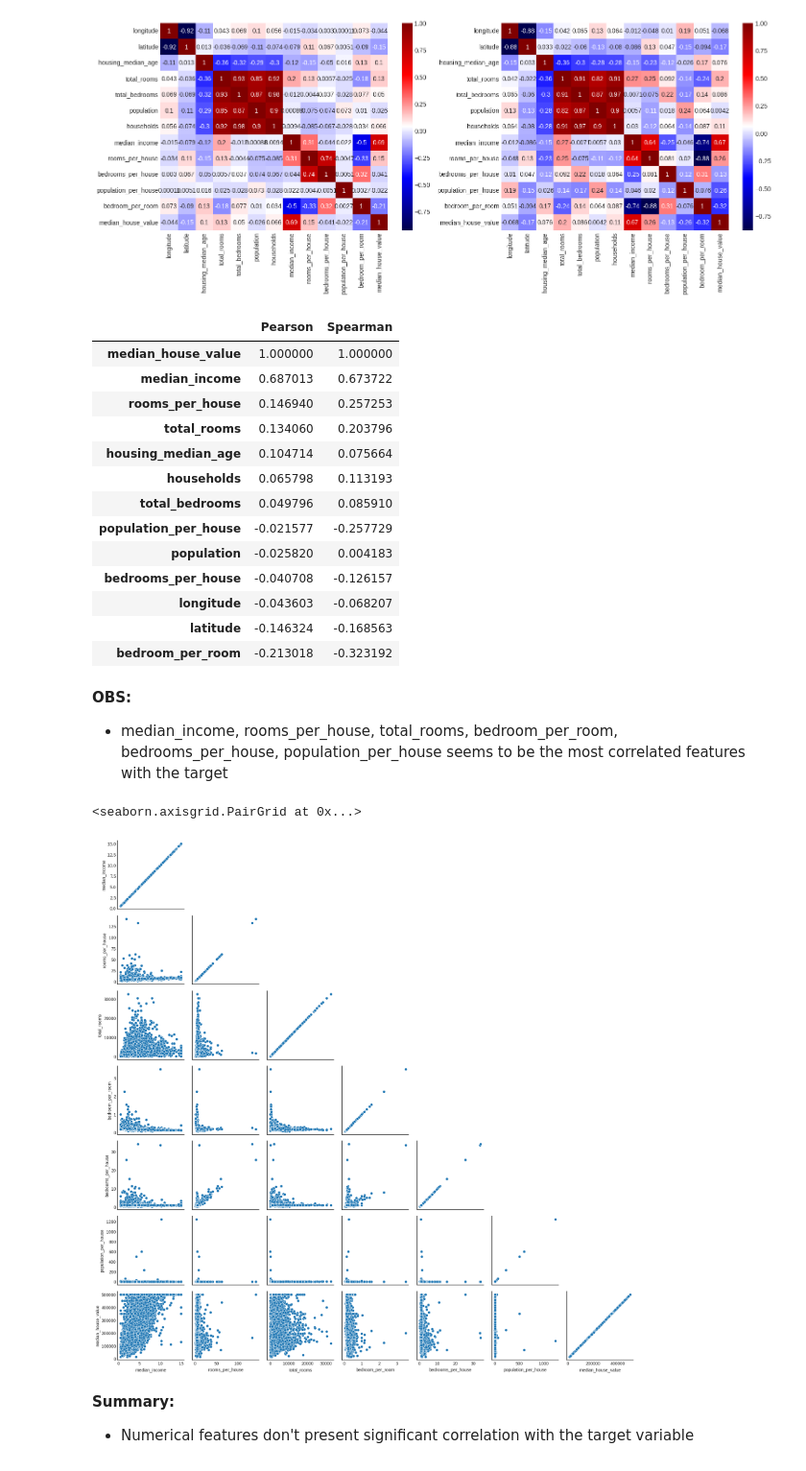
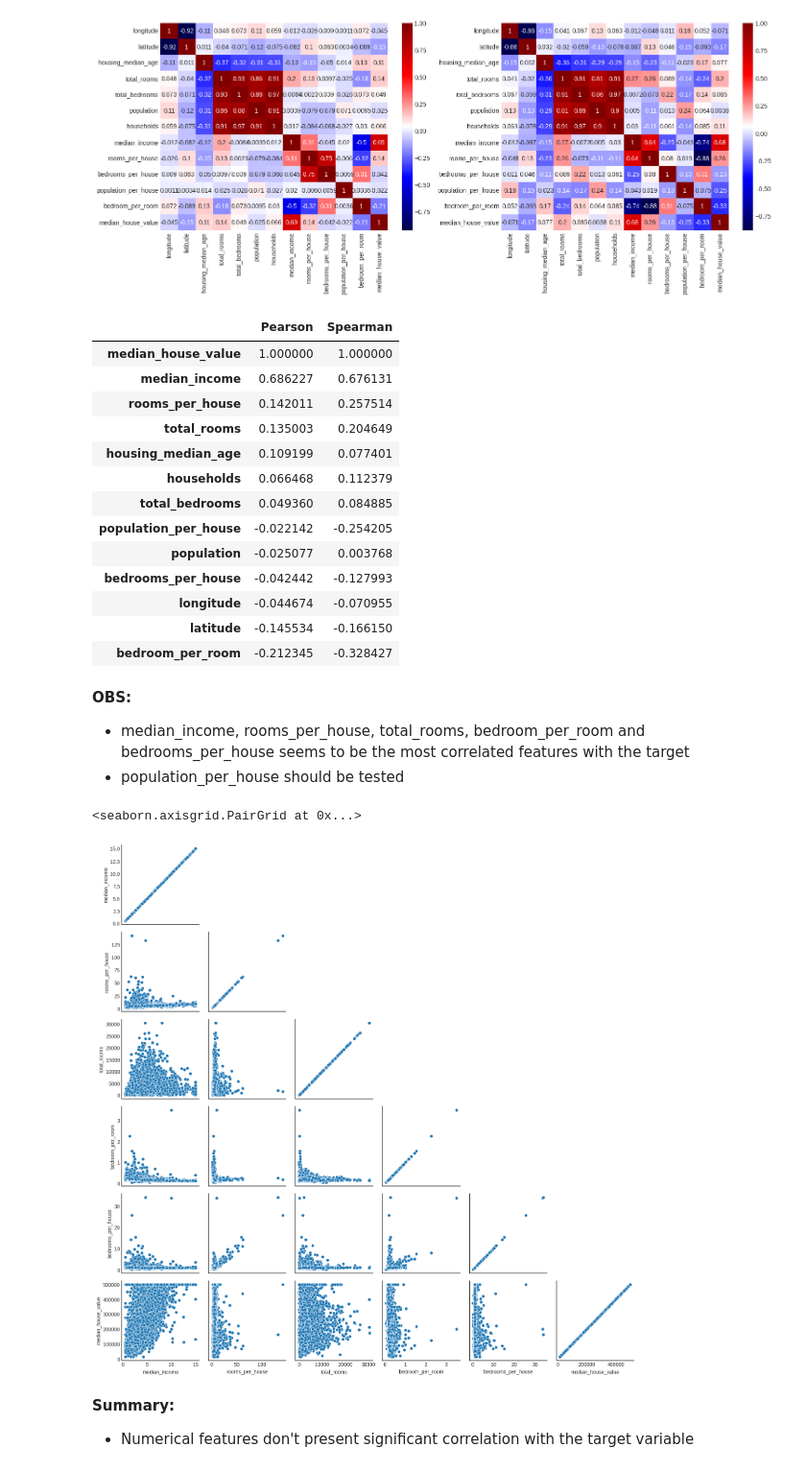
Before and after one commit to ezequielpf/california_house_pricing, a Jupyter notebook: Housing_02.ipynb, the cells around one changed output. Shown at 96% size. Saved outputs shown, nothing was run; the diff lists cells and outputs as text; code cells hidden in the pictures.

```diff
--- a/Housing_02.ipynb
+++ b/Housing_02.ipynb
@@ -172,7 +217,7 @@ df_raw.query('population <= 6000').describe().T
 # %% [markdown]
 ### 1.2.1. Split data into train and test
 # %%
-df_train, df_test = train_test_split(df_raw, test_size=0.2, random_state=42)
+df_train, df_test = train_test_split(df_raw.query('population < 15000'), test_size=0.2, random_state=42)
 
 X_train = df_train.drop(columns='median_house_value')
 y_train = df_train[['median_house_value']].copy()
@@ -291,29 +372,31 @@ pd.DataFrame({'Pearson': corr_matrix_pe['median_house_value'],
 # %% [output]
 |  | Pearson | Spearman |
 | median_house_value | 1.000000 | 1.000000 |
-| median_income | 0.687013 | 0.673722 |
-| rooms_per_house | 0.146940 | 0.257253 |
-| total_rooms | 0.134060 | 0.203796 |
-| housing_median_age | 0.104714 | 0.075664 |
-| households | 0.065798 | 0.113193 |
-| total_bedrooms | 0.049796 | 0.085910 |
-| population_per_house | -0.021577 | -0.257729 |
-| population | -0.025820 | 0.004183 |
-| bedrooms_per_house | -0.040708 | -0.126157 |
-| longitude | -0.043603 | -0.068207 |
-| latitude | -0.146324 | -0.168563 |
-| bedroom_per_room | -0.213018 | -0.323192 |
+| median_income | 0.686227 | 0.676131 |
+| rooms_per_house | 0.142011 | 0.257514 |
+| total_rooms | 0.135003 | 0.204649 |
+| housing_median_age | 0.109199 | 0.077401 |
+| households | 0.066468 | 0.112379 |
+| total_bedrooms | 0.049360 | 0.084885 |
+| population_per_house | -0.022142 | -0.254205 |
+| population | -0.025077 | 0.003768 |
+| bedrooms_per_house | -0.042442 | -0.127993 |
+| longitude | -0.044674 | -0.070955 |
+| latitude | -0.145534 | -0.166150 |
+| bedroom_per_room | -0.212345 | -0.328427 |
 # %% [markdown]
 **OBS:**
-- median_income, rooms_per_house, total_rooms, bedroom_per_room, bedrooms_per_house, population_per_house seems to be the most correlated features with the target
+- median_income, rooms_per_house, total_rooms, bedroom_per_room and bedrooms_per_house seems to be the most correlated features with the target
+- population_per_house should be tested
 # %%
-attributes = ['median_income', 'rooms_per_house', 'total_rooms', 'bedroom_per_room', 'bedrooms_per_house', 'population_per_house']
+attributes = ['median_income', 'rooms_per_house', 'total_rooms', 'bedroom_per_room', 'bedrooms_per_house']
+#attributes = ['median_income', 'rooms_per_house', 'total_rooms', 'bedroom_per_room', 'bedrooms_per_house', 'population_per_house']
 
 aux = sns.PairGrid(data=X_train[attributes].join(y_train), corner=True)
 aux.map(sns.scatterplot)
 # %% [output]
 <seaborn.axisgrid.PairGrid at 0x...>
-[figure, old version]
+[figure, new version]
 # %% [markdown]
 **Summary:**
 - Numerical features don't present significant correlation with the target variable
```
Also changed, not shown: parts of 22 cells of this notebook.
